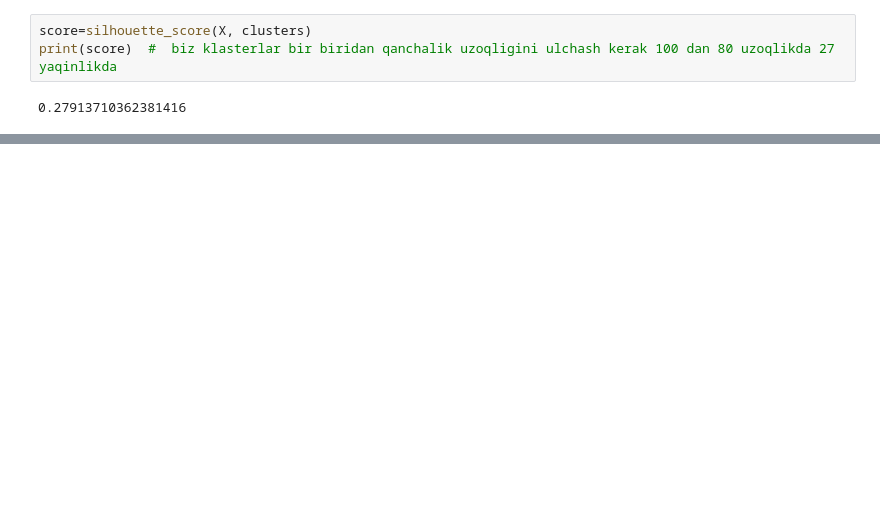
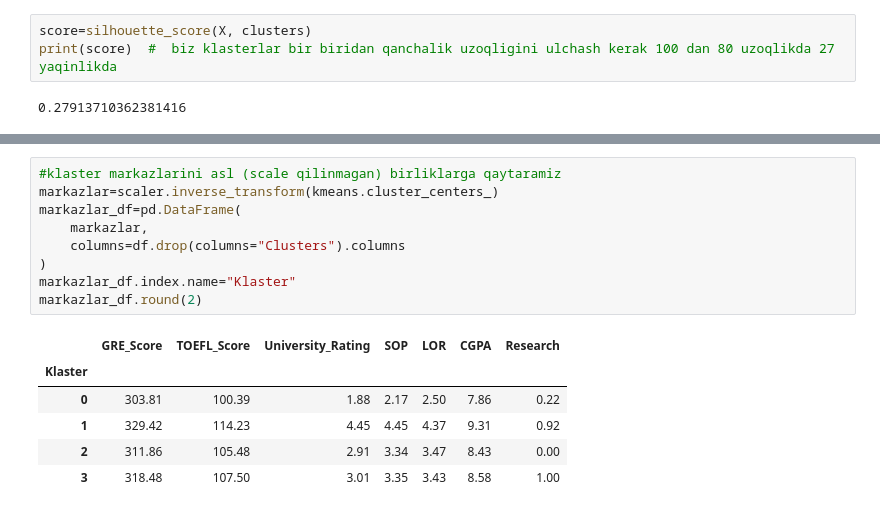
Before and after one commit to OydinZoidova/mlproject_car2, a Jupyter notebook: unsup/uns_ml.ipynb, the cells around one changed output, grey strips where cells are left out. Cells and saved outputs as stored; diff of their text form; blank space fills up the shorter version.

```diff
--- a/unsup/uns_ml.ipynb
+++ b/unsup/uns_ml.ipynb
@@ -204,0 +223,16 @@ ValueError: Shape of passed values is (4, 7), indices imply (4, 8)
+# %%
+#klaster markazlarini asl (scale qilinmagan) birliklarga qaytaramiz
+markazlar=scaler.inverse_transform(kmeans.cluster_centers_)
+markazlar_df=pd.DataFrame(
+    markazlar,
+    columns=df.drop(columns="Clusters").columns
+)
+markazlar_df.index.name="Klaster"
+markazlar_df.round(2)
+# %% [output]
+|  | GRE_Score | TOEFL_Score | University_Rating | SOP | LOR | CGPA | Research |
+| Klaster |  |  |  |  |  |  |  |
+| 0 | 303.81 | 100.39 | 1.88 | 2.17 | 2.50 | 7.86 | 0.22 |
+| 1 | 329.42 | 114.23 | 4.45 | 4.45 | 4.37 | 9.31 | 0.92 |
+| 2 | 311.86 | 105.48 | 2.91 | 3.34 | 3.47 | 8.43 | 0.00 |
+| 3 | 318.48 | 107.50 | 3.01 | 3.35 | 3.43 | 8.58 | 1.00 |
```
Also changed, not shown: parts of 9 cells of this notebook, 5 other files.
